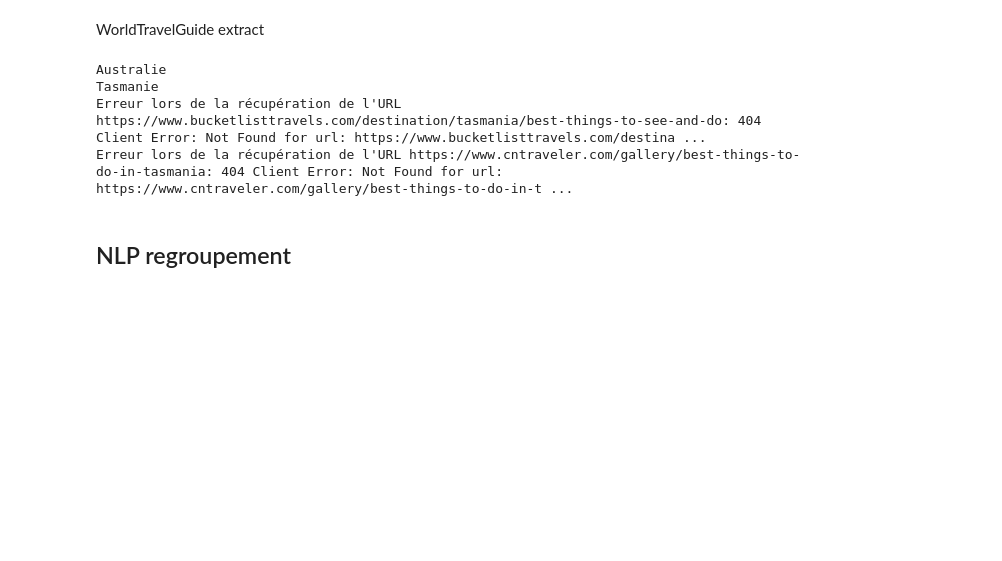
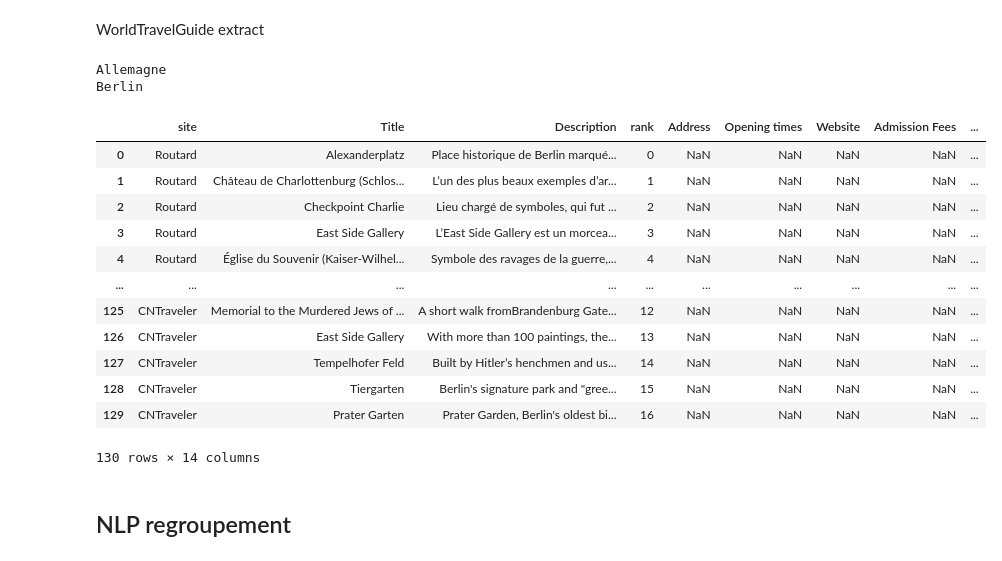
Before and after one commit to MarinHeckmann/webscapping-project, a Jupyter notebook: notebook/request.ipynb, the cells around one changed output. Saved outputs shown, nothing was run; the diff lists cells and outputs as text; code cells hidden in the pictures; blank space fills up the shorter version.

```diff
--- a/notebook/request.ipynb
+++ b/notebook/request.ipynb
@@ -283,12 +283,26 @@ def main(country='france',city='paris',websites_to_call=['Routard','WorldTravelG
     return (df)
 
 
-df_main=main("australia", "tasmania")
+df_main=main("germany", "berlin")
 # %% [output]
-Australie
-Tasmanie
-Erreur lors de la récupération de l'URL https://www.bucketlisttravels.com/destination/tasmania/best-things-to-see-and-do: 404 Client Error: Not Found for url: https://www.bucketlisttravels.com/destina ...
-Erreur lors de la récupération de l'URL https://www.cntraveler.com/gallery/best-things-to-do-in-tasmania: 404 Client Error: Not Found for url: https://www.cntraveler.com/gallery/best-things-to-do-in-t ...
+Allemagne
+Berlin
+# %%
+df_main
+# %% [output]
+|  | site | Title | Description | rank | Address | Opening times | Website | Admission Fees | ... |
+| 0 | Routard | Alexanderplatz | Place historique de Berlin marqué... | 0 | NaN | NaN | NaN | NaN | ... |
+| 1 | Routard | Château de Charlottenburg (Schlos... | L’un des plus beaux exemples d’ar... | 1 | NaN | NaN | NaN | NaN | ... |
+| 2 | Routard | Checkpoint Charlie | Lieu chargé de symboles, qui fut ... | 2 | NaN | NaN | NaN | NaN | ... |
+| 3 | Routard | East Side Gallery | L’East Side Gallery est un morcea... | 3 | NaN | NaN | NaN | NaN | ... |
+| 4 | Routard | Église du Souvenir (Kaiser-Wilhel... | Symbole des ravages de la guerre,... | 4 | NaN | NaN | NaN | NaN | ... |
+| ... | ... | ... | ... | ... | ... | ... | ... | ... | ... |
+| 125 | CNTraveler | Memorial to the Murdered Jews of ... | A short walk fromBrandenburg Gate... | 12 | NaN | NaN | NaN | NaN | ... |
+| 126 | CNTraveler | East Side Gallery | With more than 100 paintings, the... | 13 | NaN | NaN | NaN | NaN | ... |
+| 127 | CNTraveler | Tempelhofer Feld | Built by Hitler’s henchmen and us... | 14 | NaN | NaN | NaN | NaN | ... |
+| 128 | CNTraveler | Tiergarten | Berlin's signature park and "gree... | 15 | NaN | NaN | NaN | NaN | ... |
+| 129 | CNTraveler | Prater Garten | Prater Garden, Berlin's oldest bi... | 16 | NaN | NaN | NaN | NaN | ... |
+130 rows × 14 columns
 # %% [markdown]
 ## NLP regroupement
 # %%
```
Also changed, not shown: parts of 5 cells of this notebook, 16 other files.
